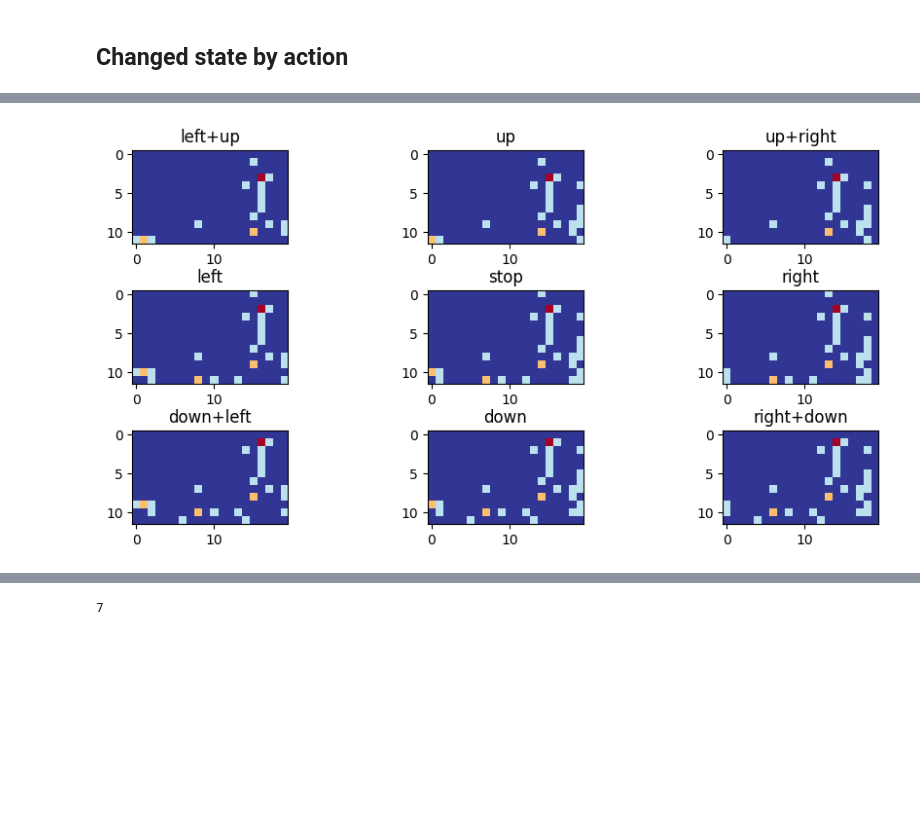
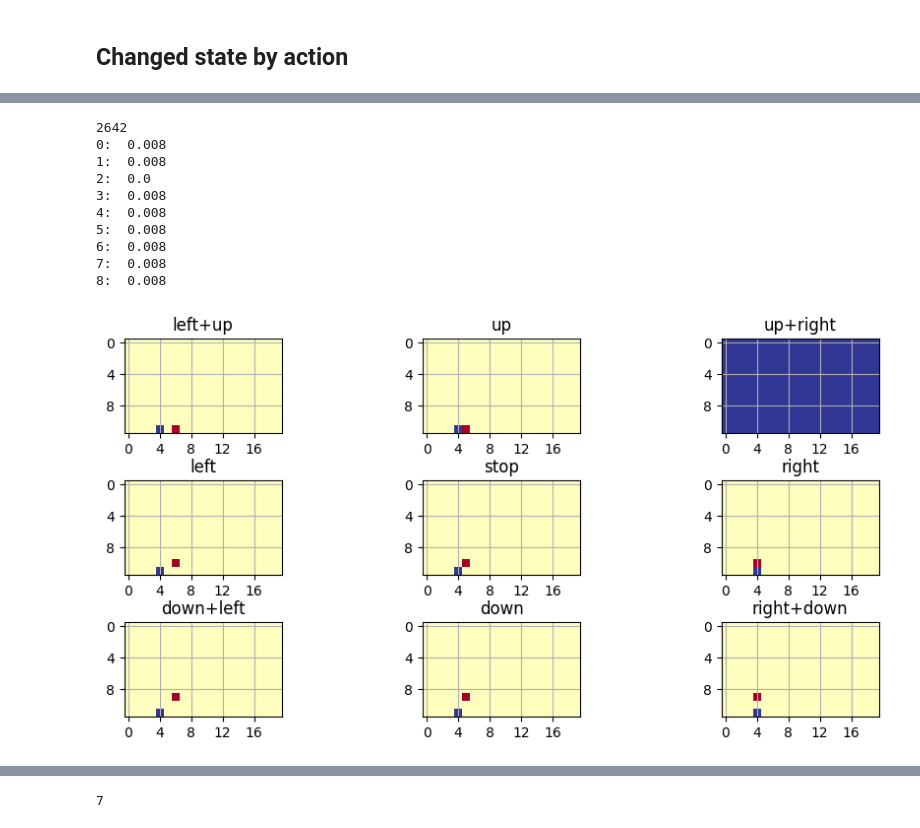
Before and after one commit to hotco87/Automatic-Observer-for-StarCraft, a Jupyter notebook: src/4_Observer_and_RL.ipynb, the cells around one changed output, grey strips where cells are left out. Drawn from its saved outputs; the diff is of its cells as text; code cells hidden in the pictures; blank space fills up the shorter version.

```diff
--- a/src/4_Observer_and_RL.ipynb
+++ b/src/4_Observer_and_RL.ipynb
@@ -537,6 +537,7 @@ def changed_state_by_action1(fr, action):
 x_axis, y_axis = 3, 3
 fr_interval = 3
 fr = 1615
+frame_number = 0
 fig, ax1 = plt.subplots(x_axis, y_axis)
 acac  = changed_state_by_action(fr+frame_number)
 
@@ -544,7 +545,6 @@ action_ = ["left+up", "up", "up+right", "left", "stop", "right", "down+left", "d
 
 for i in range(x_axis):
     for j in range(y_axis):
-        #frame_number = i*fr_interval*y_axis + j*fr_interval
         ax1[i,j].imshow(acac[i*x_axis+j], cmap="RdYlBu_r")
         ax1[i,j].set_title(action_[i*x_axis+j])
 
@@ -563,0 +576,6 @@ plt.show()
+# %%
+for i in range(8):
+    print(i)
+    print(test_img_array[1100][i].min())
+    print(test_img_array[1100][i].max())
+    print("########")
@@ -564,29 +613,57 @@ plt.show()
 # %%
+import random
 %matplotlib inline
 
 x_axis, y_axis = 3, 3
 fr_interval = 3
-fr = 1615
+#fr = 1625
+fr = random.randint(1,3500)
+print(fr)
 fig, ax1 = plt.subplots(x_axis, y_axis)
 
 action_ = ["left+up", "up", "up+right", "left", "stop", "right", "down+left", "down", "right+down"]
 
 for i in range(9):
     state, next_state  = changed_state_by_action1(fr,i)
     #print(int(i/3),int(i%3))
-    ax1[int(i/3),int(i%3)].imshow(next_state.sum(axis=0).detach().numpy()    , cmap="RdYlBu_r")
+    #ax1[int(i/3),int(i%3)].imshow(next_state.sum(axis=0).detach().numpy()    , cmap="RdYlBu_r")
+    ax1[int(i/3),int(i%3)].imshow(next_state[:8].sum(axis=0).detach().numpy()-state[:8].sum(axis=0).detach().numpy(), cmap="RdYlBu_r")
     ax1[int(i/3),int(i%3)].set_title(action_[i])
+    ax1[int(i/3),int(i%3)].set_xticks(range(0,20,4))
+    ax1[int(i/3),int(i%3)].set_yticks(range(0,12,4))
+    ax1[int(i/3),int(i%3)].grid()
+
+    #reward1 = mean_squared_error(state[:8].sum(axis=0).detach().numpy(),next_state[:8].sum(axis=0).detach().numpy())
+    reward1 = mean_squared_error(state[:8].sum(axis=0).detach().numpy(),next_state[:8].sum(axis=0).detach().numpy())
+    print(str(i) + ": ",np.round(reward1,3))
+
     #ax1[i,j].set_title(action_[i*x_axis+j])
+
+
+# for i,j in ax1:
+#     i.set_xticks(range(0,20,4))
+#     i.set_yticks(range(0,12,4))
+#     i.grid()
 
 fig.tight_layout(pad=1.0)
 
 plt.subplots_adjust(left=0.1,
                     bottom=0.1,
                     right=1.5,
                     top=0.9,
                     wspace=0.05,
                     hspace=0.5)
 
 plt.show()
 # %% [output]
+2642
+0:  0.008
+1:  0.008
+2:  0.0
+3:  0.008
+4:  0.008
+5:  0.008
+6:  0.008
+7:  0.008
+8:  0.008
-[figure, old version]
+[figure, new version]
```
Also changed, not shown: parts of 15 cells of this notebook.
